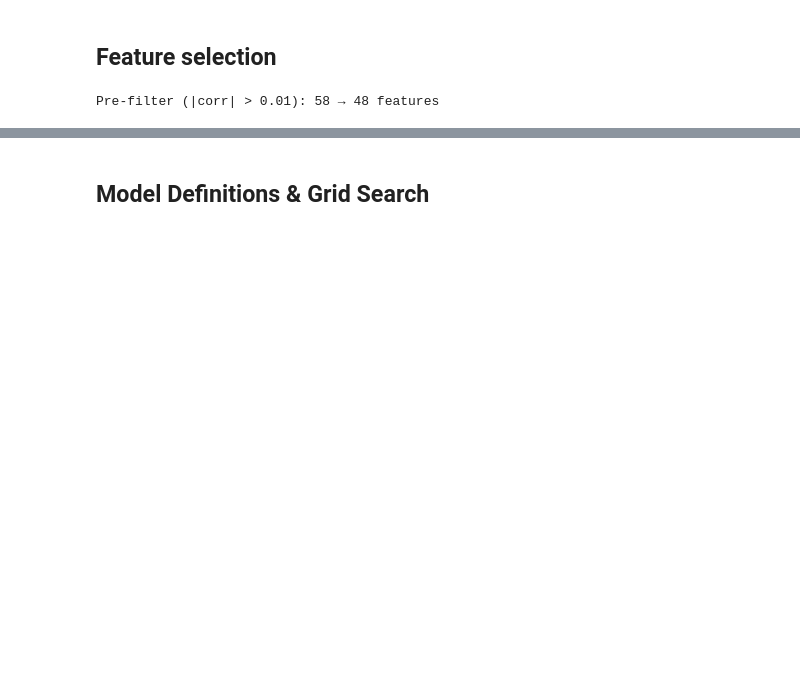
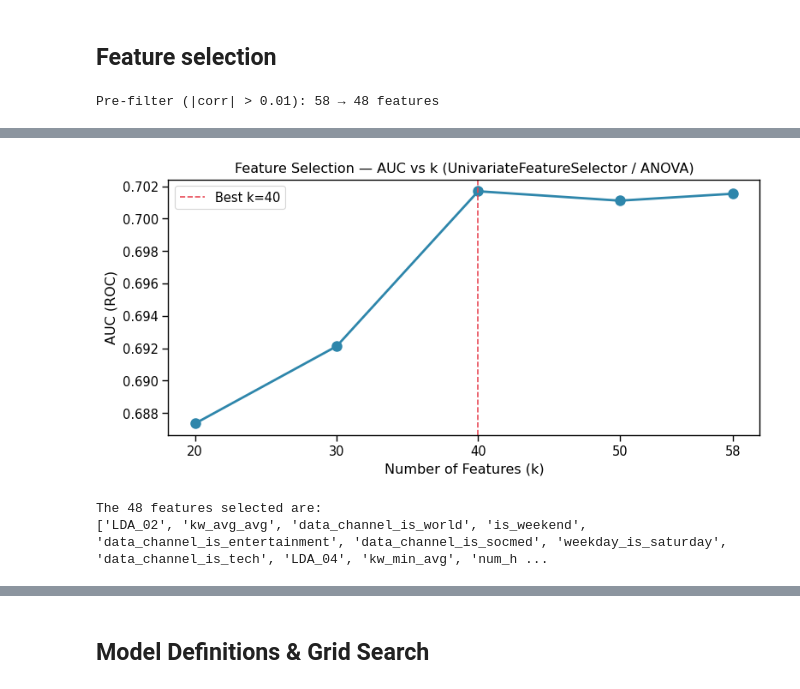
Before and after one commit to safoura-banihashemi/predicting-online-news-popularity, a Jupyter notebook: Predicting.ipynb, the cells around one changed output, grey strips where cells are left out. Drawn from its saved outputs; the diff is of its cells as text; code cells hidden in the pictures; blank space fills up the shorter version.

```diff
--- a/Predicting.ipynb
+++ b/Predicting.ipynb
@@ -594,0 +588,15 @@ Fold 3: train_n=23786  test_n=3964
+# %%
+# ── 4e. Plot AUC vs k ─────────────────────────────────────
+fig, ax = plt.subplots(figsize=(8, 4))
+ax.plot(list(auc_scores.keys()), list(auc_scores.values()),
+        marker="o", color="#2E86AB", linewidth=2, markersize=8)
+ax.axvline(best_k, color="#E84855", linestyle="--", label=f"Best k={best_k}")
+ax.set_title("Feature Selection — AUC vs k (UnivariateFeatureSelector / ANOVA)")  # [F11]
+ax.set_xlabel("Number of Features (k)")
+ax.set_ylabel("AUC (ROC)")
+ax.legend()
+ax.set_xticks(k_candidates)
+plt.tight_layout()
+plt.show()
+# %% [output]
+[figure, added]
@@ -594,0 +617,16 @@ Fold 3: train_n=23786  test_n=3964
+# %%
+# 1. Get the fitted selector stage from your model
+# (Stage 2 because your pipeline is: 0:Assembler, 1:Scaler, 2:Selector, 3:LR)
+fitted_selector = model_tmp.stages[2]
+
+# 2. Get the indices of the selected features
+selected_indices = fitted_selector.selectedFeatures
+
+# 3. Map indices back to the 'pre_filtered' list names
+final_feature_names = [pre_filtered[i] for i in selected_indices]
+
+print(f"The {len(final_feature_names)} features selected are:")
+print(final_feature_names)
+# %% [output]
+The 48 features selected are:
+['LDA_02', 'kw_avg_avg', 'data_channel_is_world', 'is_weekend', 'data_channel_is_entertainment', 'data_channel_is_socmed', 'weekday_is_saturday', 'data_channel_is_tech', 'LDA_04', 'kw_min_avg', 'num_h ...
```
Also changed, not shown: parts of 50 cells of this notebook.
